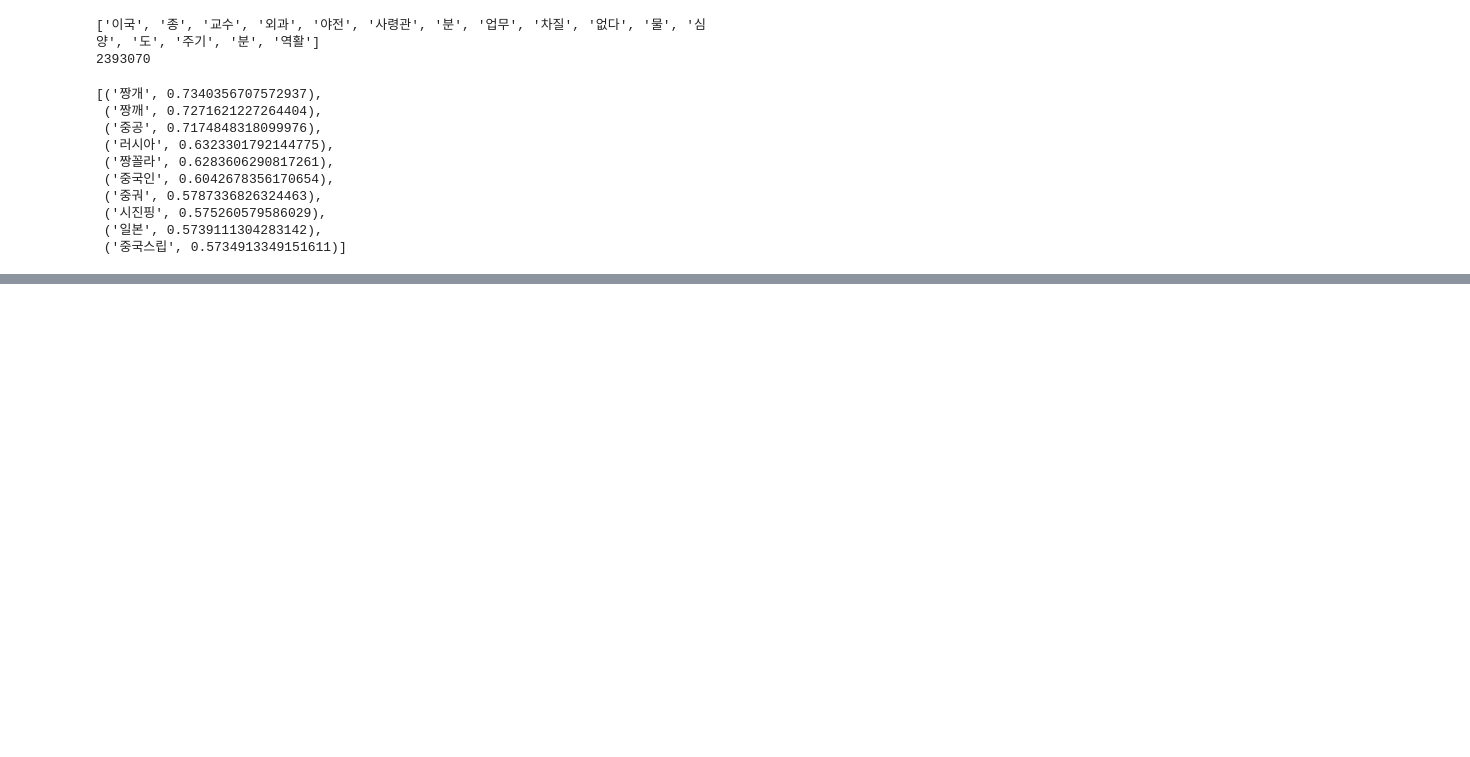
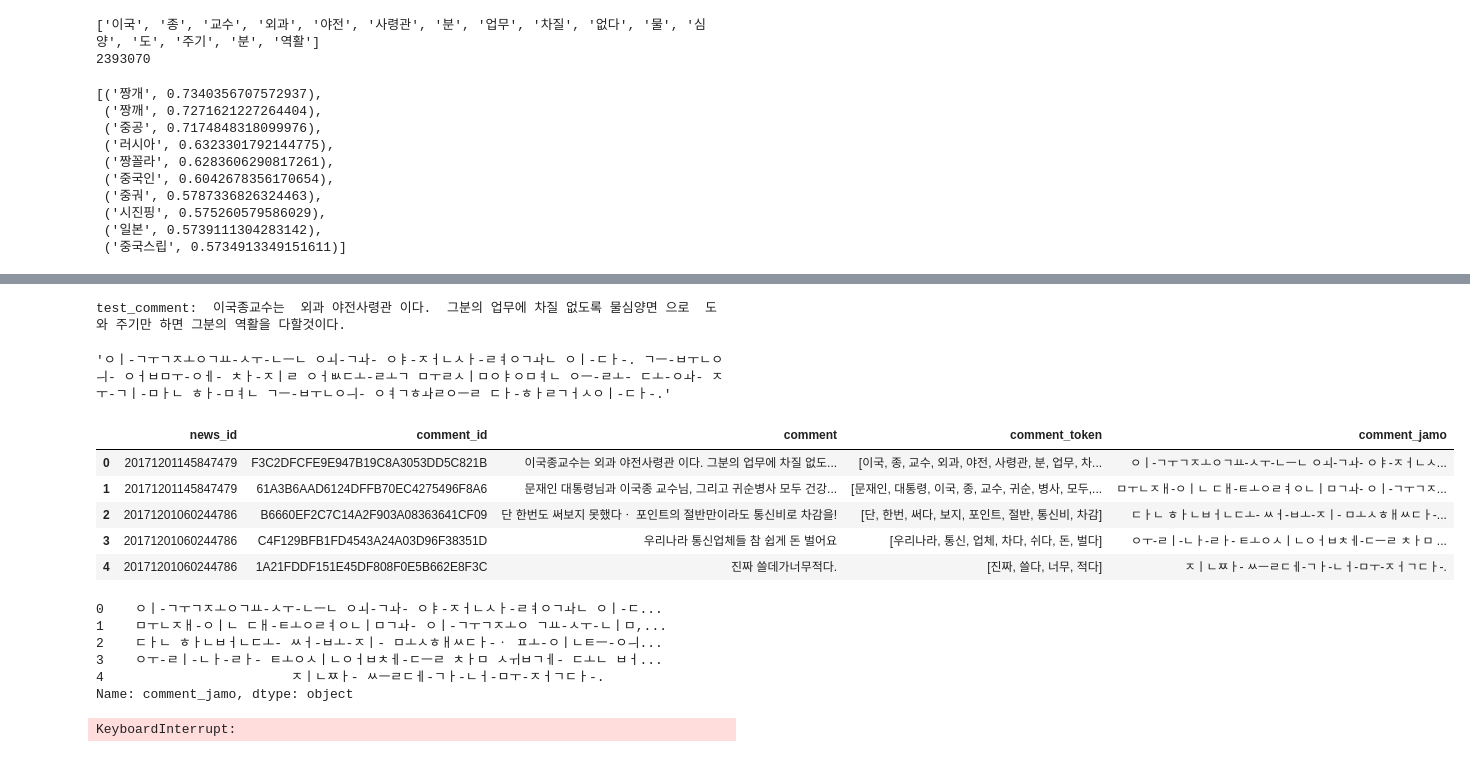
Before and after one commit to woodongk/news-comments_emotion_classification-CNN-tensorflow, a Jupyter notebook: 01. Word Embedding.ipynb, the cells around one changed output, grey strips where cells are left out. Drawn from its saved outputs; the diff is of its cells as text; code cells hidden in the pictures; blank space fills up the shorter version.

Commit message:
01. Word Embedding.ipynb에 Jamo_version FastText 추가

```diff
--- a/01. Word Embedding.ipynb
+++ b/01. Word Embedding.ipynb
@@ -235,0 +260,59 @@ fastText_model = fasttext.FastText.load('dataset/embedding/fastText_0330.model')
+# %%
+# 자모 단위 학습
+from soynlp.hangle import decompose
+import re
+
+doublespace_pattern = re.compile('\s+')
+
+# 문장을 자모 단위로 분해
+def jamo_sentence(sent):
+
+    def transform(char):
+        try:
+            if char == ' ':
+                return char
+            cjj = decompose(char)
+            if len(cjj) == 1:
+                return cjj
+            cjj_ = ''.join(c if c != ' ' else '-' for c in cjj)
+            return cjj_
+
+        except Exception as e: # 마침표, 물음표 반환
+            #print("error char: {0}   error: {1}".format(char, e))
+            return char
+
+    sent_ = ''.join(transform(char) for char in sent)
+    sent_ = doublespace_pattern.sub(' ', sent_)
+    return sent_
+
+test_comment = token_data["comment"][0]
+print("test_comment: ", test_comment)
+jamo_sentence(test_comment)
+# %% [output]
+test_comment:  이국종교수는  외과 야전사령관 이다.  그분의 업무에 차질 없도록 물심양면 으로  도와 주기만 하면 그분의 역활을 다할것이다.
+'ㅇㅣ-ㄱㅜㄱㅈㅗㅇㄱㅛ-ㅅㅜ-ㄴㅡㄴ ㅇㅚ-ㄱㅘ- ㅇㅑ-ㅈㅓㄴㅅㅏ-ㄹㅕㅇㄱㅘㄴ ㅇㅣ-ㄷㅏ-. ㄱㅡ-ㅂㅜㄴㅇㅢ- ㅇㅓㅂㅁㅜ-ㅇㅔ- ㅊㅏ-ㅈㅣㄹ ㅇㅓㅄㄷㅗ-ㄹㅗㄱ ㅁㅜㄹㅅㅣㅁㅇㅑㅇㅁㅕㄴ ㅇㅡ-ㄹㅗ- ㄷㅗ-ㅇㅘ- ㅈㅜ-ㄱㅣ-ㅁㅏㄴ ㅎㅏ-ㅁㅕㄴ ㄱㅡ-ㅂㅜㄴㅇㅢ- ㅇㅕㄱㅎㅘㄹㅇㅡㄹ ㄷㅏ-ㅎㅏㄹㄱㅓㅅㅇㅣ-ㄷㅏ-.'
+# %%
+token_data["comment_jamo"] = token_data["comment"].apply(jamo_sentence)
+token_data.head(5)
+# %% [output]
+|  | news_id | comment_id | comment | comment_token | comment_jamo |
+| 0 | 20171201145847479 | F3C2DFCFE9E947B19C8A3053DD5C821B | 이국종교수는 외과 야전사령관 이다. 그분의 업무에 차질 없도... | [이국, 종, 교수, 외과, 야전, 사령관, 분, 업무, 차... | ㅇㅣ-ㄱㅜㄱㅈㅗㅇㄱㅛ-ㅅㅜ-ㄴㅡㄴ ㅇㅚ-ㄱㅘ- ㅇㅑ-ㅈㅓㄴㅅ... |
+| 1 | 20171201145847479 | 61A3B6AAD6124DFFB70EC4275496F8A6 | 문재인 대통령님과 이국종 교수님, 그리고 귀순병사 모두 건강... | [문재인, 대통령, 이국, 종, 교수, 귀순, 병사, 모두,... | ㅁㅜㄴㅈㅐ-ㅇㅣㄴ ㄷㅐ-ㅌㅗㅇㄹㅕㅇㄴㅣㅁㄱㅘ- ㅇㅣ-ㄱㅜㄱㅈ... |
+| 2 | 20171201060244786 | B6660EF2C7C14A2F903A08363641CF09 | 단 한번도 써보지 못했다ㆍ 포인트의 절반만이라도 통신비로 차감을! | [단, 한번, 써다, 보지, 포인트, 절반, 통신비, 차감] | ㄷㅏㄴ ㅎㅏㄴㅂㅓㄴㄷㅗ- ㅆㅓ-ㅂㅗ-ㅈㅣ- ㅁㅗㅅㅎㅐㅆㄷㅏ-... |
+| 3 | 20171201060244786 | C4F129BFB1FD4543A24A03D96F38351D | 우리나라 통신업체들 참 쉽게 돈 벌어요 | [우리나라, 통신, 업체, 차다, 쉬다, 돈, 벌다] | ㅇㅜ-ㄹㅣ-ㄴㅏ-ㄹㅏ- ㅌㅗㅇㅅㅣㄴㅇㅓㅂㅊㅔ-ㄷㅡㄹ ㅊㅏㅁ ... |
+| 4 | 20171201060244786 | 1A21FDDF151E45DF808F0E5B662E8F3C | 진짜 쓸데가너무적다. | [진짜, 쓸다, 너무, 적다] | ㅈㅣㄴㅉㅏ- ㅆㅡㄹㄷㅔ-ㄱㅏ-ㄴㅓ-ㅁㅜ-ㅈㅓㄱㄷㅏ-. |
+# %%
+jamo_data = token_data["comment_jamo"]
+jamo_data[:5]
+# %% [output]
+0    ㅇㅣ-ㄱㅜㄱㅈㅗㅇㄱㅛ-ㅅㅜ-ㄴㅡㄴ ㅇㅚ-ㄱㅘ- ㅇㅑ-ㅈㅓㄴㅅㅏ-ㄹㅕㅇㄱㅘㄴ ㅇㅣ-ㄷ...
+1    ㅁㅜㄴㅈㅐ-ㅇㅣㄴ ㄷㅐ-ㅌㅗㅇㄹㅕㅇㄴㅣㅁㄱㅘ- ㅇㅣ-ㄱㅜㄱㅈㅗㅇ ㄱㅛ-ㅅㅜ-ㄴㅣㅁ,...
+2    ㄷㅏㄴ ㅎㅏㄴㅂㅓㄴㄷㅗ- ㅆㅓ-ㅂㅗ-ㅈㅣ- ㅁㅗㅅㅎㅐㅆㄷㅏ-ㆍ ㅍㅗ-ㅇㅣㄴㅌㅡ-ㅇㅢ...
+3    ㅇㅜ-ㄹㅣ-ㄴㅏ-ㄹㅏ- ㅌㅗㅇㅅㅣㄴㅇㅓㅂㅊㅔ-ㄷㅡㄹ ㅊㅏㅁ ㅅㅟㅂㄱㅔ- ㄷㅗㄴ ㅂㅓ...
+4                        ㅈㅣㄴㅉㅏ- ㅆㅡㄹㄷㅔ-ㄱㅏ-ㄴㅓ-ㅁㅜ-ㅈㅓㄱㄷㅏ-.
+Name: comment_jamo, dtype: object
+# %%
+# 모델 학습
+fastText_model = fasttext.FastText(sentences=jamo_data, **ft_config)
+# %% [output]
+KeyboardInterrupt:
```
Also changed, not shown: parts of 7 cells of this notebook, 8 other files.
